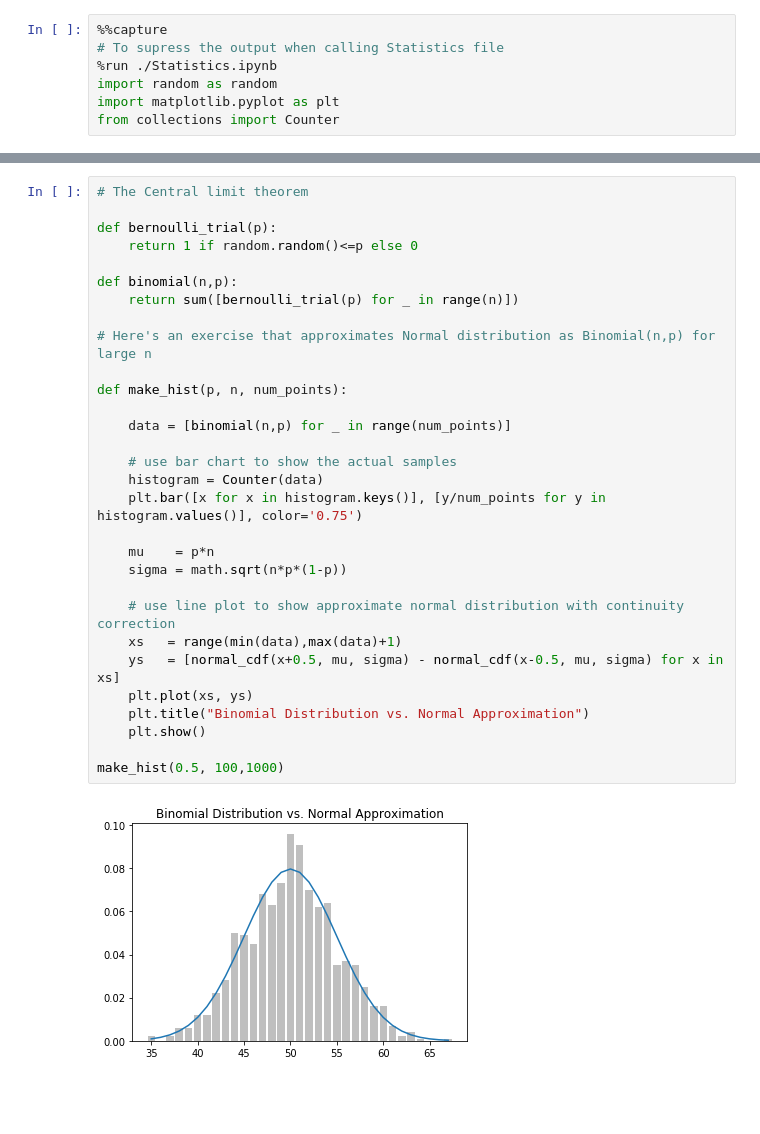
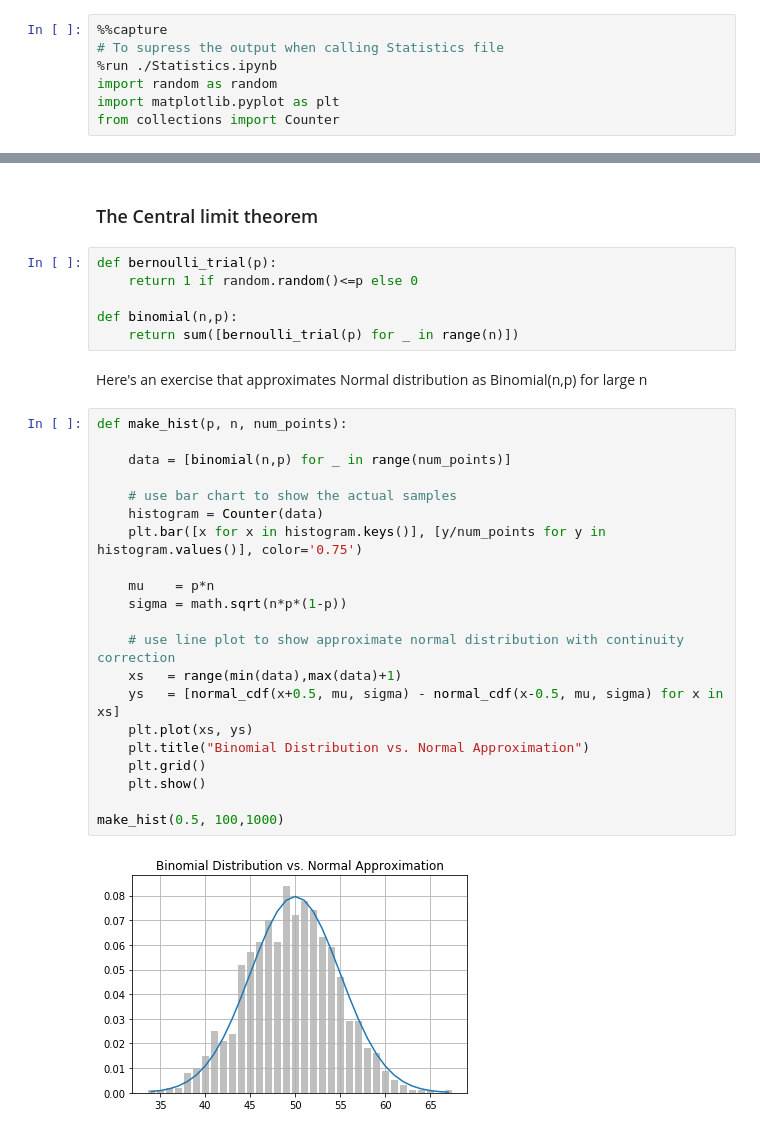
Before and after one commit to prteek/data-science, a Jupyter notebook: Probability.ipynb, the cells around one changed output, grey strips where cells are left out. Cells and saved outputs as stored; diff of their text form; blank space fills up the shorter version.

```diff
--- a/Probability.ipynb
+++ b/Probability.ipynb
@@ -105,35 +105,36 @@ def inverse_normal_cdf(p, mu=0, sigma=1, tolerance=0.00001):
 # %% [output]
 [figure]
 [figure]
+# %% [markdown]
+### The Central limit theorem
+# %%
+def bernoulli_trial(p):
+    return 1 if random.random()<=p else 0
+
+def binomial(n,p):
+    return sum([bernoulli_trial(p) for _ in range(n)])
+# %% [markdown]
+Here's an exercise that approximates Normal distribution as Binomial(n,p) for large n
 # %%
-# The Central limit theorem
-
-def bernoulli_trial(p):
-    return 1 if random.random()<=p else 0
-
-def binomial(n,p):
-    return sum([bernoulli_trial(p) for _ in range(n)])
-
-# Here's an exercise that approximates Normal distribution as Binomial(n,p) for large n
-
 def make_hist(p, n, num_points):
 
     data = [binomial(n,p) for _ in range(num_points)]
 
     # use bar chart to show the actual samples
     histogram = Counter(data)
     plt.bar([x for x in histogram.keys()], [y/num_points for y in histogram.values()], color='0.75')
 
     mu    = p*n
     sigma = math.sqrt(n*p*(1-p))
 
     # use line plot to show approximate normal distribution with continuity correction
     xs   = range(min(data),max(data)+1)
     ys   = [normal_cdf(x+0.5, mu, sigma) - normal_cdf(x-0.5, mu, sigma) for x in xs]
     plt.plot(xs, ys)
     plt.title("Binomial Distribution vs. Normal Approximation")
+    plt.grid()
     plt.show()
 
 make_hist(0.5, 100,1000)
 # %% [output]
-[figure, old version]
+[figure, new version]
```
Also changed, not shown: parts of 6 cells of this notebook.
